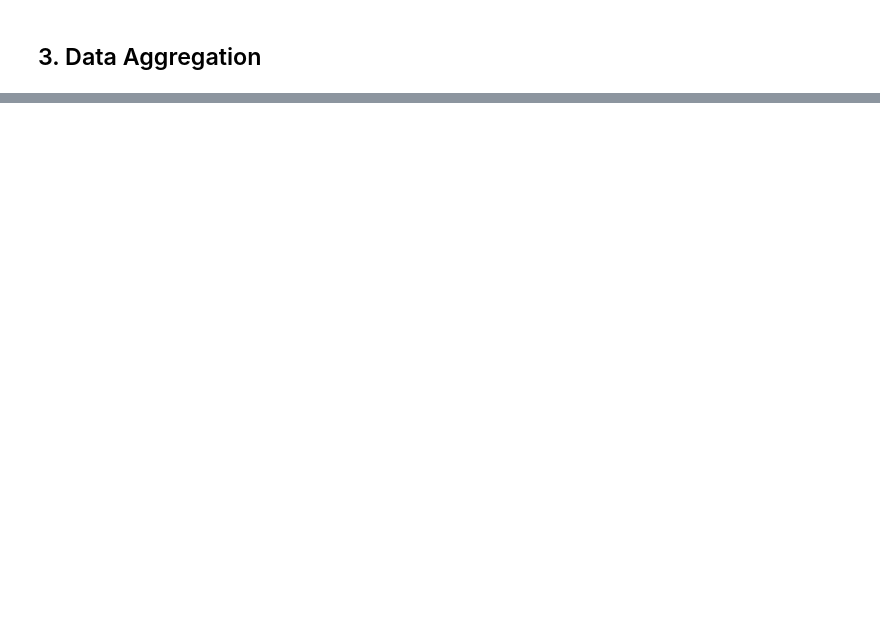
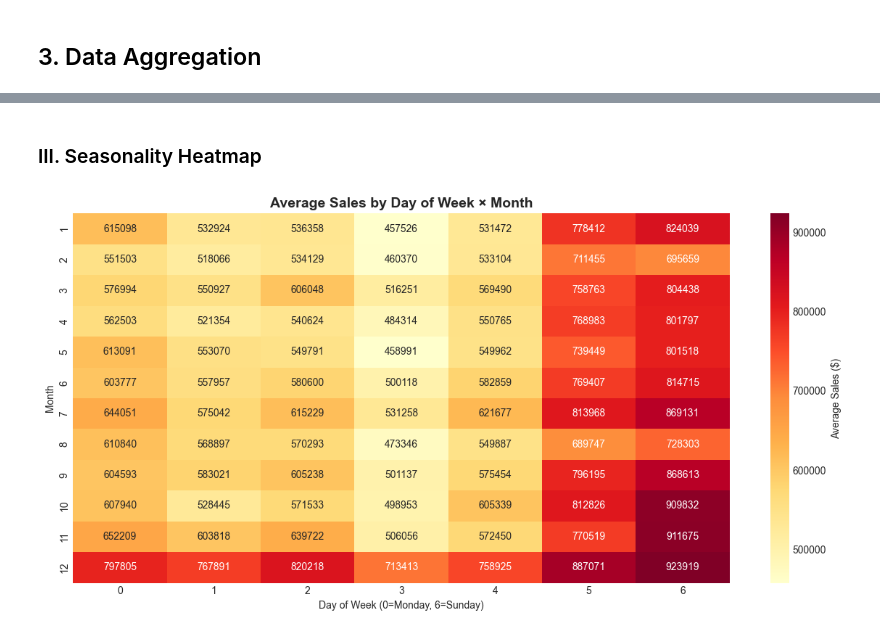
Before and after one commit to Thanh-dev-192006/Topic_13_Retail_Store_Sales_Time_Series, a Jupyter notebook: notebooks/03_eda_deep_dive/Thanh_eda/Overall_sales_growth.ipynb, the cells around one changed output, grey strips where cells are left out. Saved outputs shown, nothing was run; the diff lists cells and outputs as text; code cells hidden in the pictures; blank space fills up the shorter version.

```diff
--- a/notebooks/03_eda_deep_dive/Thanh_eda/Overall_sales_growth.ipynb
+++ b/notebooks/03_eda_deep_dive/Thanh_eda/Overall_sales_growth.ipynb
@@ -62,0 +193,15 @@ plt.show()
+# %% [markdown]
+### III. Seasonality Heatmap
+# %%
+# Create day of week x month heatmap
+pivot_data = daily_sales.groupby(['month', 'day_of_week'])['sales_capped'].mean().unstack()
+
+plt.figure(figsize=(12, 6))
+sns.heatmap(pivot_data, annot=True, fmt='.0f', cmap='YlOrRd', cbar_kws={'label': 'Average Sales ($)'})
+plt.title('Average Sales by Day of Week × Month', fontsize=14, fontweight='bold')
+plt.xlabel('Day of Week (0=Monday, 6=Sunday)')
+plt.ylabel('Month')
+plt.tight_layout()
+plt.show()
+# %% [output]
+[figure, added]
```
Also changed, not shown: parts of 20 cells of this notebook, 1 other file.
